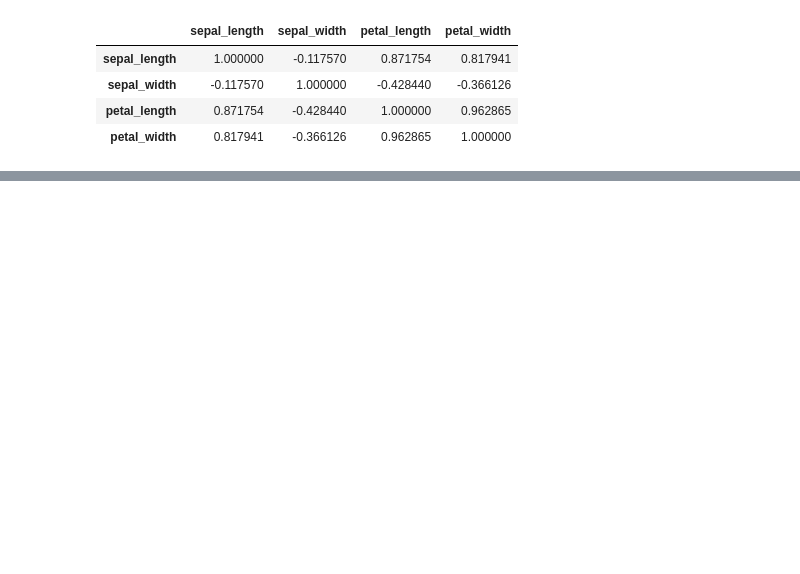
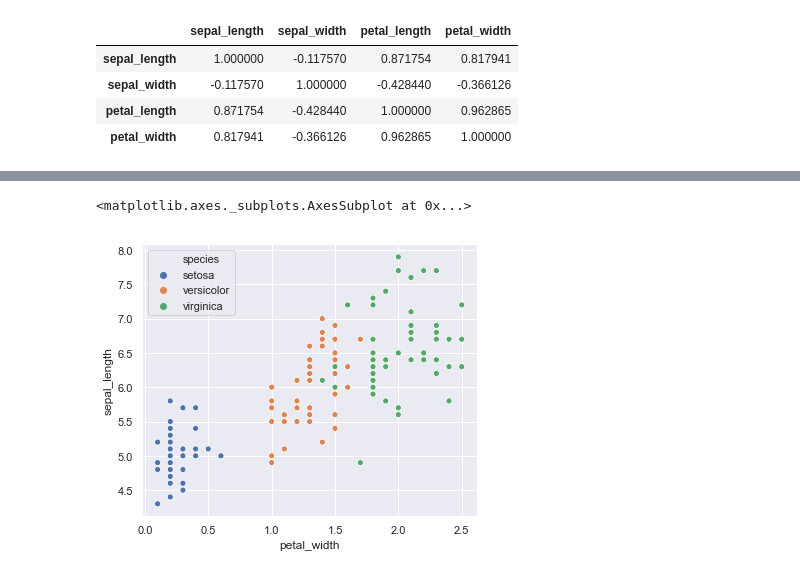
Before and after one commit to genkovv/python, a Jupyter notebook: jupyter-examples/Visualisation-practice.ipynb, the cells around one changed output, grey strips where cells are left out. Saved outputs shown, nothing was run; the diff lists cells and outputs as text; code cells hidden in the pictures; blank space fills up the shorter version.

```diff
--- a/jupyter-examples/Visualisation-practice.ipynb
+++ b/jupyter-examples/Visualisation-practice.ipynb
@@ -110,0 +108,5 @@ sns.distplot(iris["sepal_width"],hist=True,kde=False)
+# %%
+sns.scatterplot(x="petal_width",y="sepal_length",data=iris,hue="species")
+# %% [output]
+<matplotlib.axes._subplots.AxesSubplot at 0x...>
+[figure, added]
```
Also changed, not shown: parts of 28 cells of this notebook.
